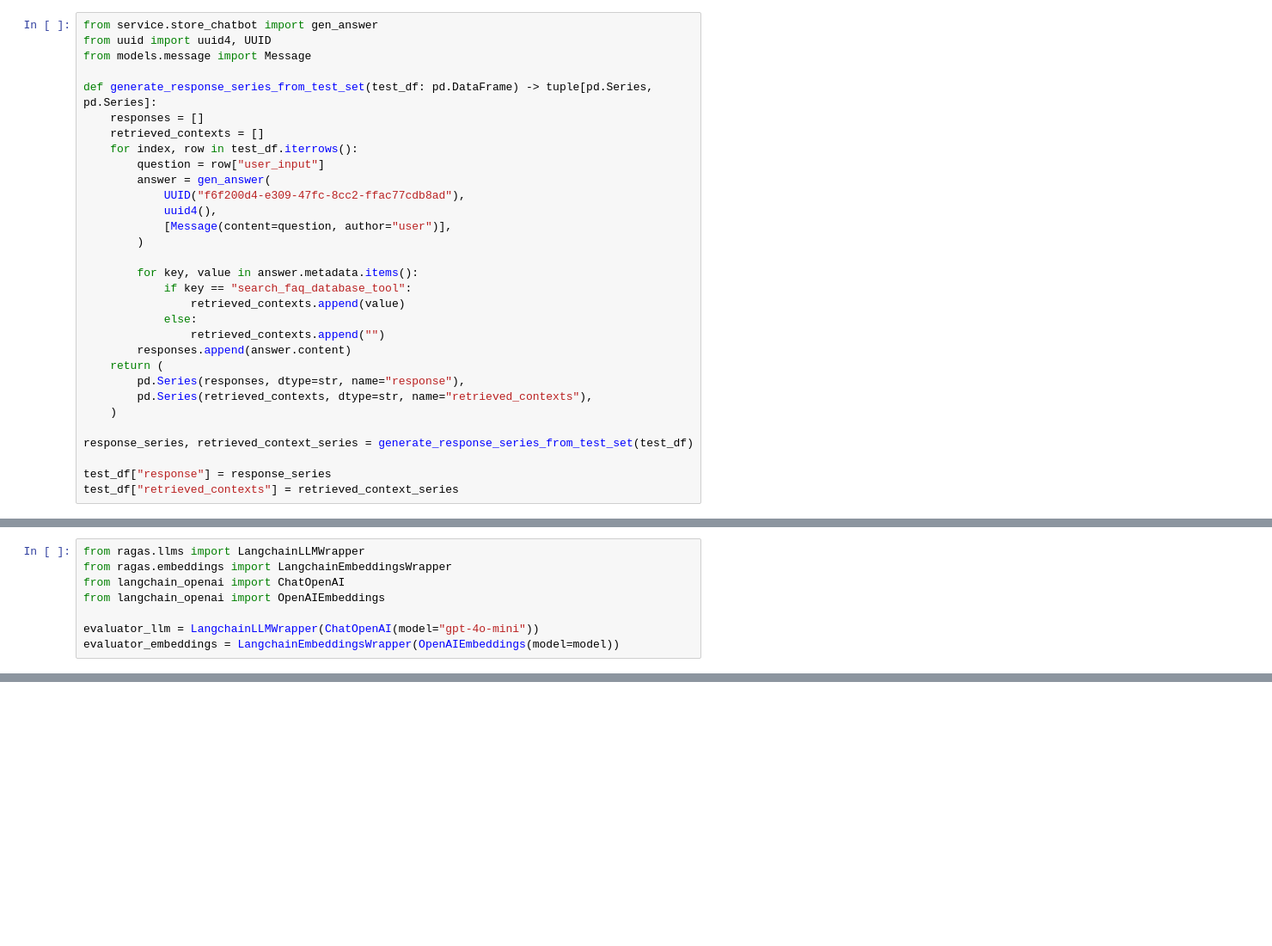
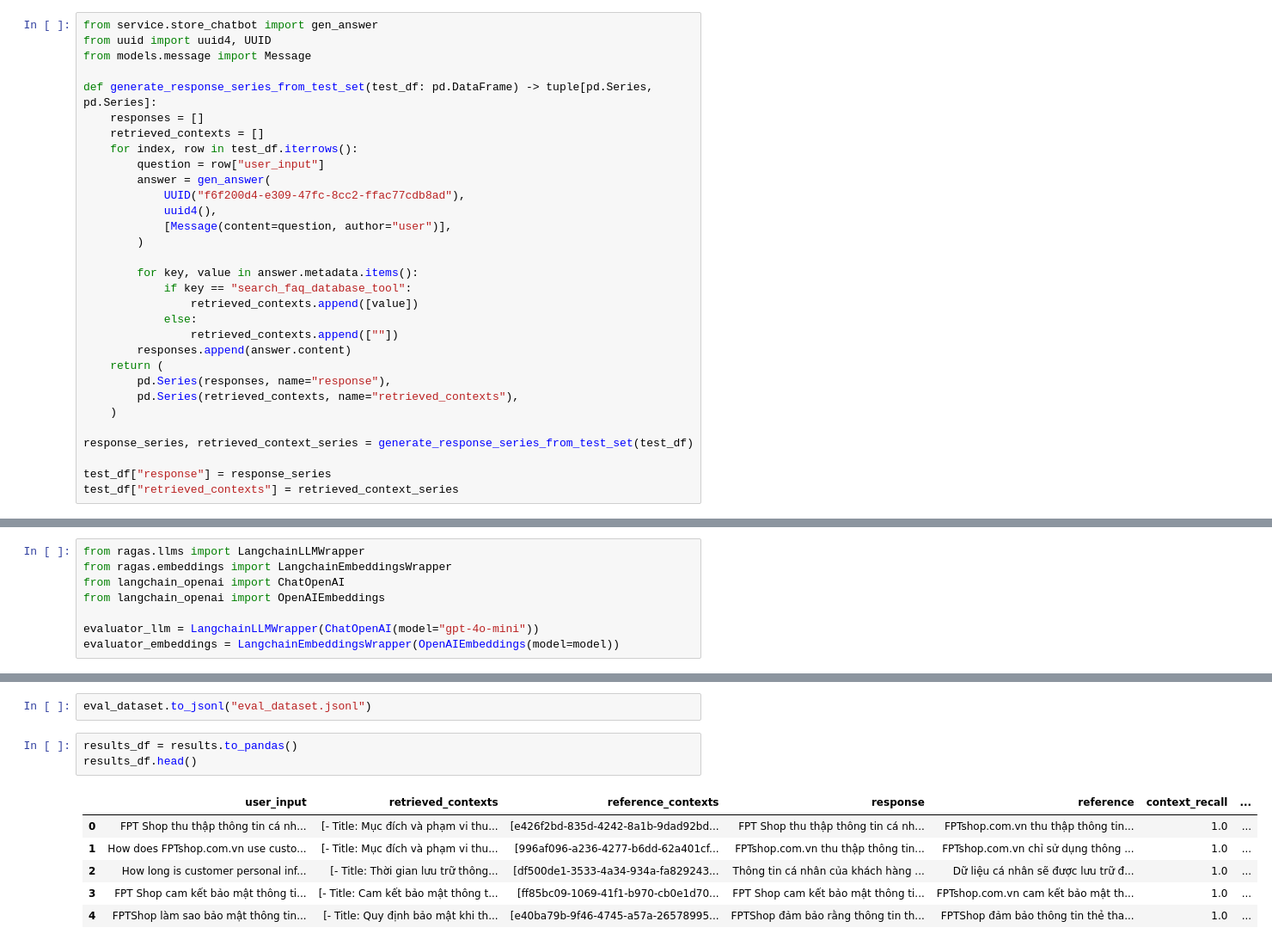
Before and after one commit to ntp2003/chatbot-tlcn, a Jupyter notebook: eval.ipynb, the cells around one changed output, grey strips where cells are left out. Shown: that part at 86% size. Cells and saved outputs as stored; diff of their text form; blank space fills up the shorter version.

```diff
--- a/eval.ipynb
+++ b/eval.ipynb
@@ -83,13 +87,13 @@ def generate_response_series_from_test_set(test_df: pd.DataFrame) -> tuple[pd.Se
 
         for key, value in answer.metadata.items():
             if key == "search_faq_database_tool":
-                retrieved_contexts.append(value)
+                retrieved_contexts.append([value])
             else:
-                retrieved_contexts.append("")
+                retrieved_contexts.append([""])
         responses.append(answer.content)
     return (
-        pd.Series(responses, dtype=str, name="response"),
-        pd.Series(retrieved_contexts, dtype=str, name="retrieved_contexts"),
+        pd.Series(responses, name="response"),
+        pd.Series(retrieved_contexts, name="retrieved_contexts"),
     )
 
 response_series, retrieved_context_series = generate_response_series_from_test_set(test_df)
@@ -152,0 +197,12 @@ ValueError: The metric [context_recall] that is used requires the following addi
+# %%
+eval_dataset.to_jsonl("eval_dataset.jsonl")
+# %%
+results_df = results.to_pandas()
+results_df.head()
+# %% [output]
+|  | user_input | retrieved_contexts | reference_contexts | response | reference | context_recall | ... |
+| 0 | FPT Shop thu thập thông tin cá nh... | [- Title: Mục đích và phạm vi thu... | [e426f2bd-835d-4242-8a1b-9dad92bd... | FPT Shop thu thập thông tin cá nh... | FPTshop.com.vn thu thập thông tin... | 1.0 | ... |
+| 1 | How does FPTshop.com.vn use custo... | [- Title: Mục đích và phạm vi thu... | [996af096-a236-4277-b6dd-62a401cf... | FPTshop.com.vn thu thập thông tin... | FPTshop.com.vn chỉ sử dụng thông ... | 1.0 | ... |
+| 2 | How long is customer personal inf... | [- Title: Thời gian lưu trữ thông... | [df500de1-3533-4a34-934a-fa829243... | Thông tin cá nhân của khách hàng ... | Dữ liệu cá nhân sẽ được lưu trữ đ... | 1.0 | ... |
+| 3 | FPT Shop cam kết bảo mật thông ti... | [- Title: Cam kết bảo mật thông t... | [ff85bc09-1069-41f1-b970-cb0e1d70... | FPT Shop cam kết bảo mật thông ti... | FPTshop.com.vn cam kết bảo mật th... | 1.0 | ... |
+| 4 | FPTShop làm sao bảo mật thông tin... | [- Title: Quy định bảo mật khi th... | [e40ba79b-9f46-4745-a57a-26578995... | FPTShop đảm bảo rằng thông tin th... | FPTShop đảm bảo thông tin thẻ tha... | 1.0 | ... |
```
Also changed, not shown: parts of 9 cells of this notebook, 2 other files.
